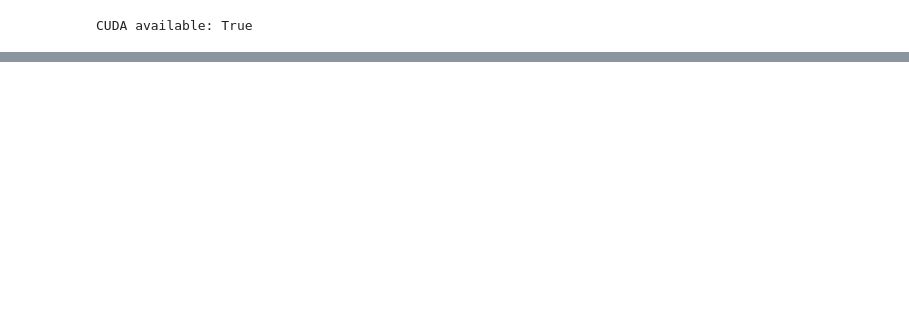
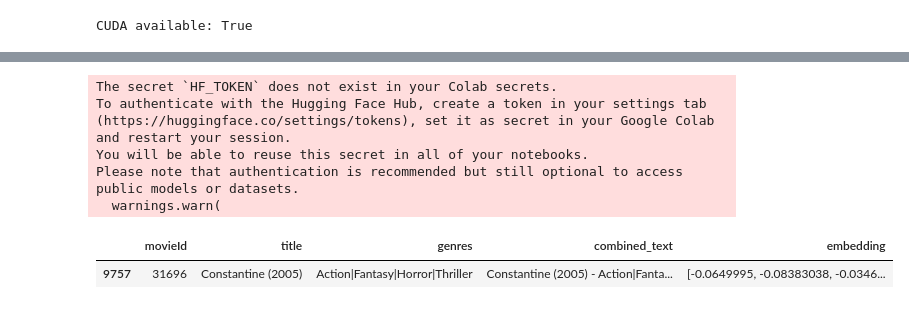
Before and after one commit to leminhohoho/context-bert4rec, a Jupyter notebook: model.ipynb, the cells around one changed output, grey strips where cells are left out. Drawn from its saved outputs; the diff is of its cells as text; code cells hidden in the pictures; blank space fills up the shorter version.

```diff
--- a/model.ipynb
+++ b/model.ipynb
@@ -264,0 +242,9 @@ tensor([[[ 0.0025, -0.0340,  0.1043, -0.2661,  0.0421,  0.1434, -0.0201,
+# %%
+
+movies_df = pd.read_csv("/content/drive/MyDrive/datasets/ml-20m/movies.csv")
+ratings_df = pd.read_csv("/content/drive/MyDrive/datasets/ml-20m/ratings.csv")
+
+print(movies_df.shape)
+print(movies_df.head().to_string())
+print(ratings_df.shape)
+print(ratings_df.head().to_string())
@@ -264,0 +266,26 @@ tensor([[[ 0.0025, -0.0340,  0.1043, -0.2661,  0.0421,  0.1434, -0.0201,
+# %%
+sentence_encoder = SentenceTransformer("all-MiniLM-L6-v2")
+
+movies_df["combined_text"] = (
+    movies_df["title"].fillna("") + " - " +
+    movies_df["genres"].fillna("")
+)
+
+movies_df["embedding"] = list(
+    sentence_encoder.encode(
+        movies_df["combined_text"].tolist(),
+        batch_size=256,
+        show_progress_bar=True,
+        device=device,
+    )
+)
+
+movies_df[movies_df["movieId"] == 31696]
+# %% [output]
+The secret `HF_TOKEN` does not exist in your Colab secrets.
+To authenticate with the Hugging Face Hub, create a token in your settings tab (https://huggingface.co/settings/tokens), set it as secret in your Google Colab and restart your session.
+You will be able to reuse this secret in all of your notebooks.
+Please note that authentication is recommended but still optional to access public models or datasets.
+  warnings.warn(
+|  | movieId | title | genres | combined_text | embedding |
+| 9757 | 31696 | Constantine (2005) | Action|Fantasy|Horror|Thriller | Constantine (2005) - Action|Fanta... | [-0.0649995, -0.08383038, -0.0346... |
```
Also changed, not shown: parts of 19 cells of this notebook.
